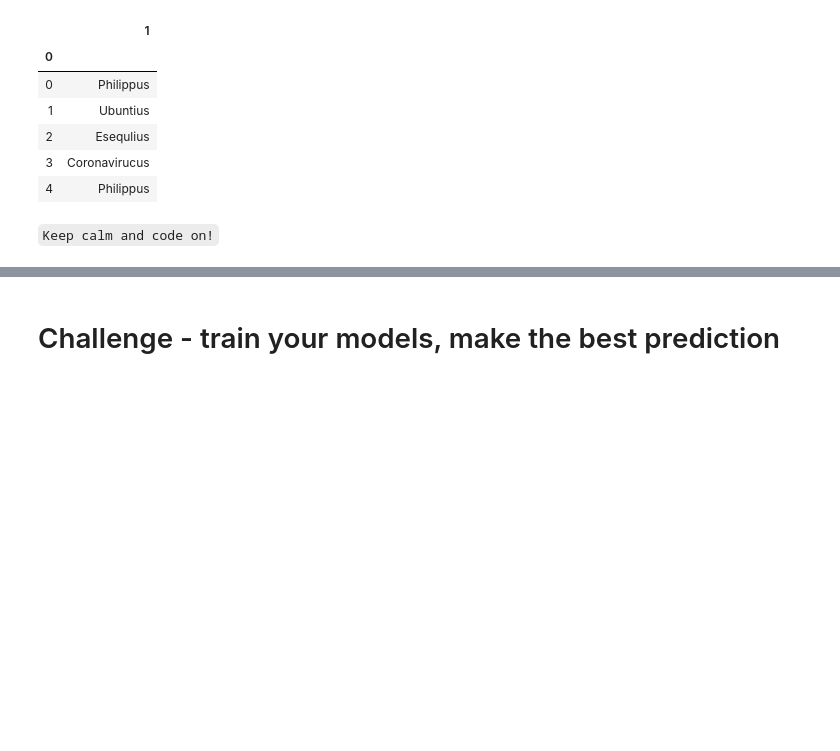
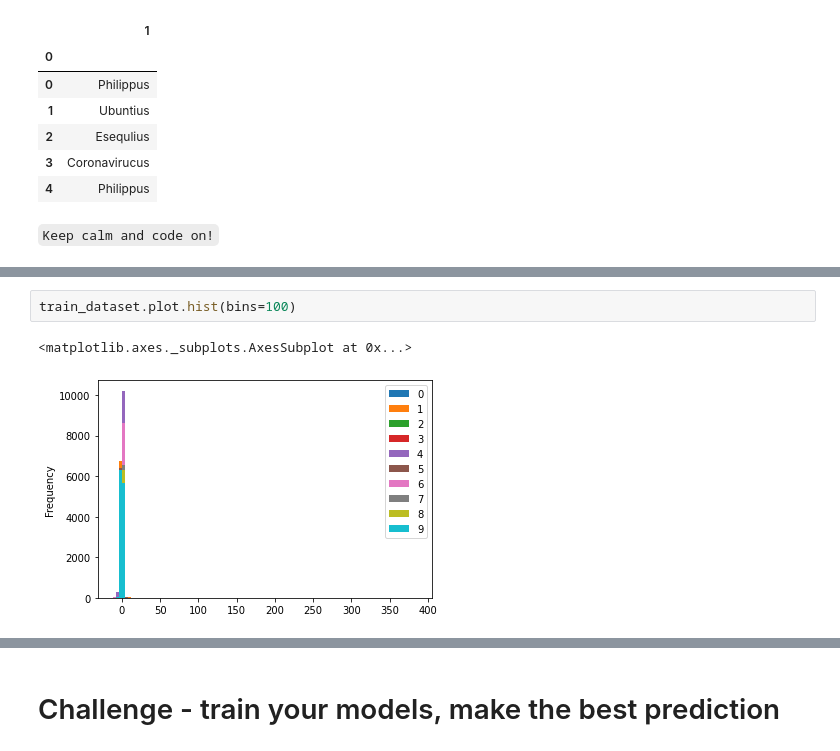
Before and after one commit to Clapiniella/lab-avila-bible, a Jupyter notebook: your-code/main.ipynb, the cells around one changed output, grey strips where cells are left out. Drawn from its saved outputs; the diff is of its cells as text; blank space fills up the shorter version.

```diff
--- a/your-code/main.ipynb
+++ b/your-code/main.ipynb
@@ -76,0 +140,5 @@ sample_submission.head()
+# %%
+train_dataset.plot.hist(bins=100)
+# %% [output]
+<matplotlib.axes._subplots.AxesSubplot at 0x...>
+[figure, added]
```
Also changed, not shown: parts of 42 cells of this notebook.
